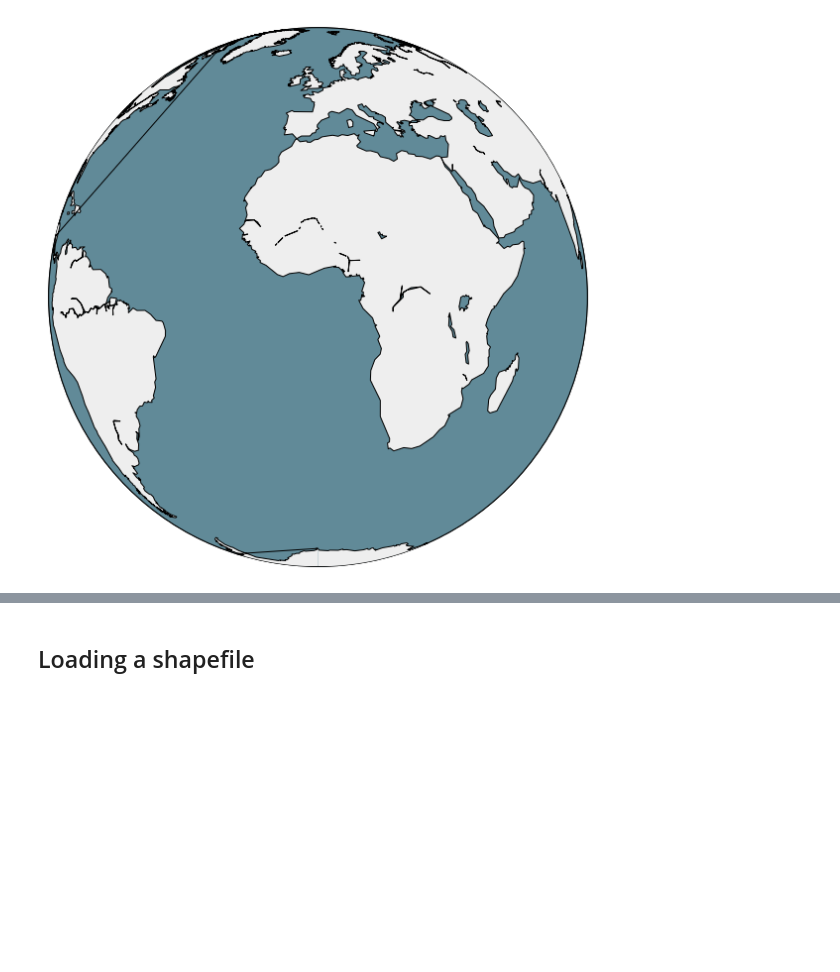
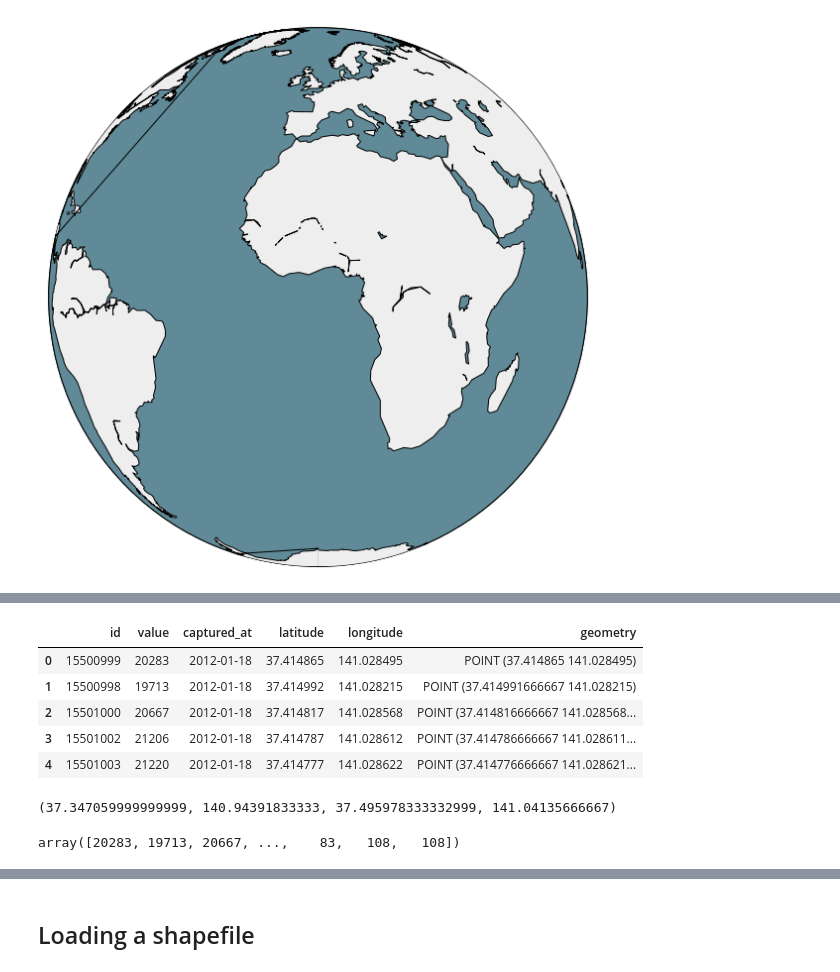
Before and after one commit to MarconiLab/training-courses, a Jupyter notebook: gis/ictp/master-course/notebooks/4-gis-and-mapping.ipynb, the cells around one changed output, grey strips where cells are left out. Drawn from its saved outputs; the diff is of its cells as text; code cells hidden in the pictures; blank space fills up the shorter version.

```diff
--- a/gis/ictp/master-course/notebooks/4-gis-and-mapping.ipynb
+++ b/gis/ictp/master-course/notebooks/4-gis-and-mapping.ipynb
@@ -55,0 +62,19 @@ http://server.arcgisonline.com/ArcGIS/rest/services/ESRI_Imagery_World_2D/MapSer
+# %%
+df.head()
+# %% [output]
+|  | id | value | captured_at | latitude | longitude | geometry |
+| 0 | 15500999 | 20283 | 2012-01-18 | 37.414865 | 141.028495 | POINT (37.414865 141.028495) |
+| 1 | 15500998 | 19713 | 2012-01-18 | 37.414992 | 141.028215 | POINT (37.414991666667 141.028215) |
+| 2 | 15501000 | 20667 | 2012-01-18 | 37.414817 | 141.028568 | POINT (37.414816666667 141.028568... |
+| 3 | 15501002 | 21206 | 2012-01-18 | 37.414787 | 141.028612 | POINT (37.414786666667 141.028611... |
+| 4 | 15501003 | 21220 | 2012-01-18 | 37.414777 | 141.028622 | POINT (37.414776666667 141.028621... |
+# %%
+df.total_bounds
+# %% [output]
+(37.347059999999999, 140.94391833333, 37.495978333332999, 141.04135666667)
+# %%
+x = df.longitude.values
+y = df.latitude.values
+c = df.value.values
+# %% [output]
+array([20283, 19713, 20667, ...,    83,   108,   108])
```
Also changed, not shown: parts of 5 cells of this notebook, 16 other files.
